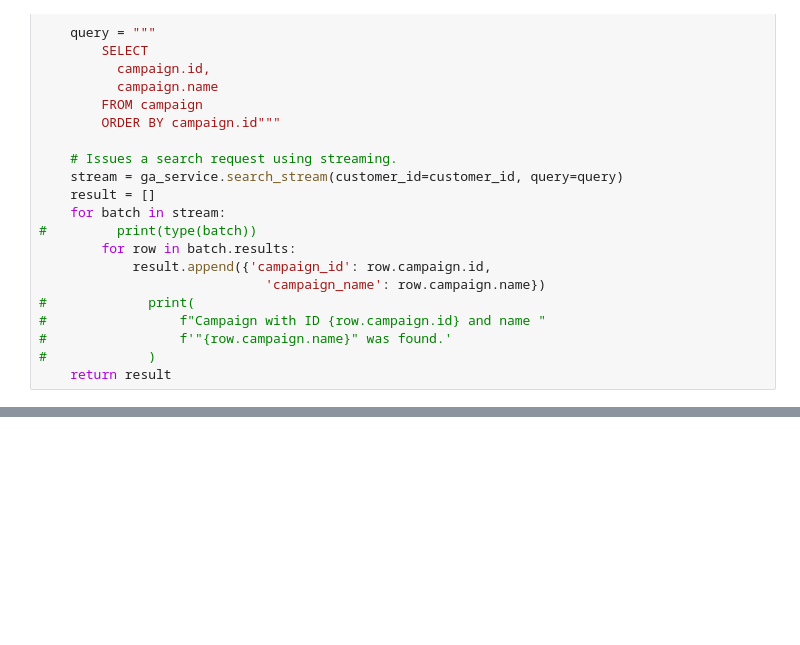
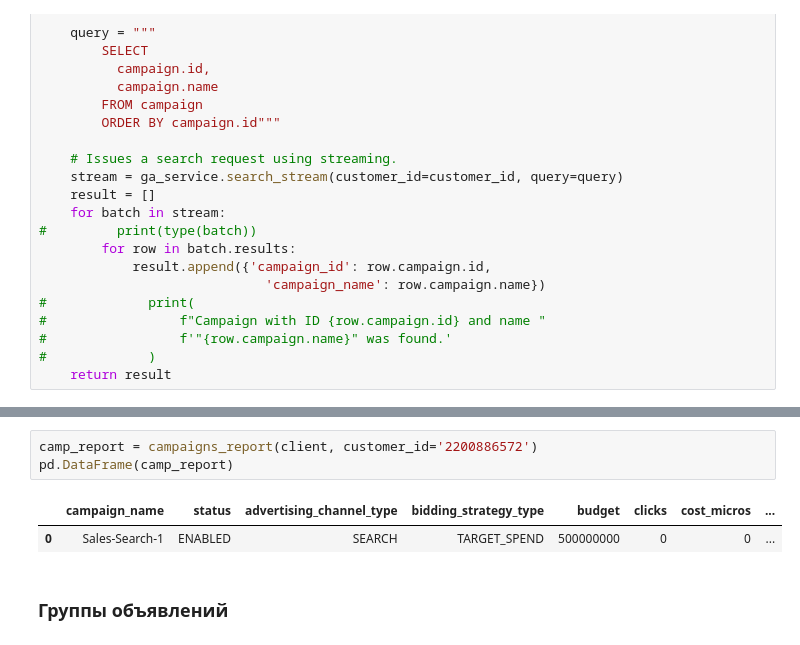
Before and after one commit to FED32/google_ads_api, a Jupyter notebook: first_tests.ipynb, the cells around one changed output, grey strips where cells are left out. Saved outputs shown, nothing was run; the diff lists cells and outputs as text; blank space fills up the shorter version.

```diff
--- a/first_tests.ipynb
+++ b/first_tests.ipynb
@@ -146,0 +197,8 @@ pd.DataFrame(report)
+# %%
+camp_report = campaigns_report(client, customer_id='2200886572')
+pd.DataFrame(camp_report)
+# %% [output]
+|  | campaign_name | status | advertising_channel_type | bidding_strategy_type | budget | clicks | cost_micros | ... |
+| 0 | Sales-Search-1 | ENABLED | SEARCH | TARGET_SPEND | 500000000 | 0 | 0 | ... |
+# %% [markdown]
+### Группы объявлений
```
Also changed, not shown: parts of 22 cells of this notebook.
